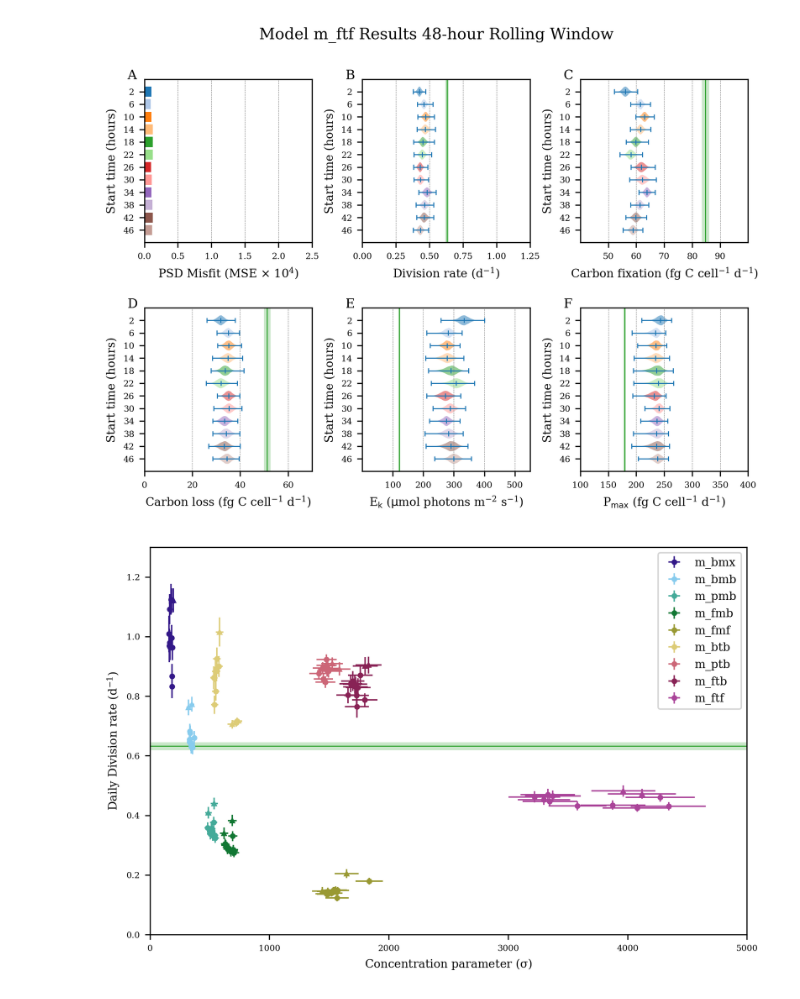
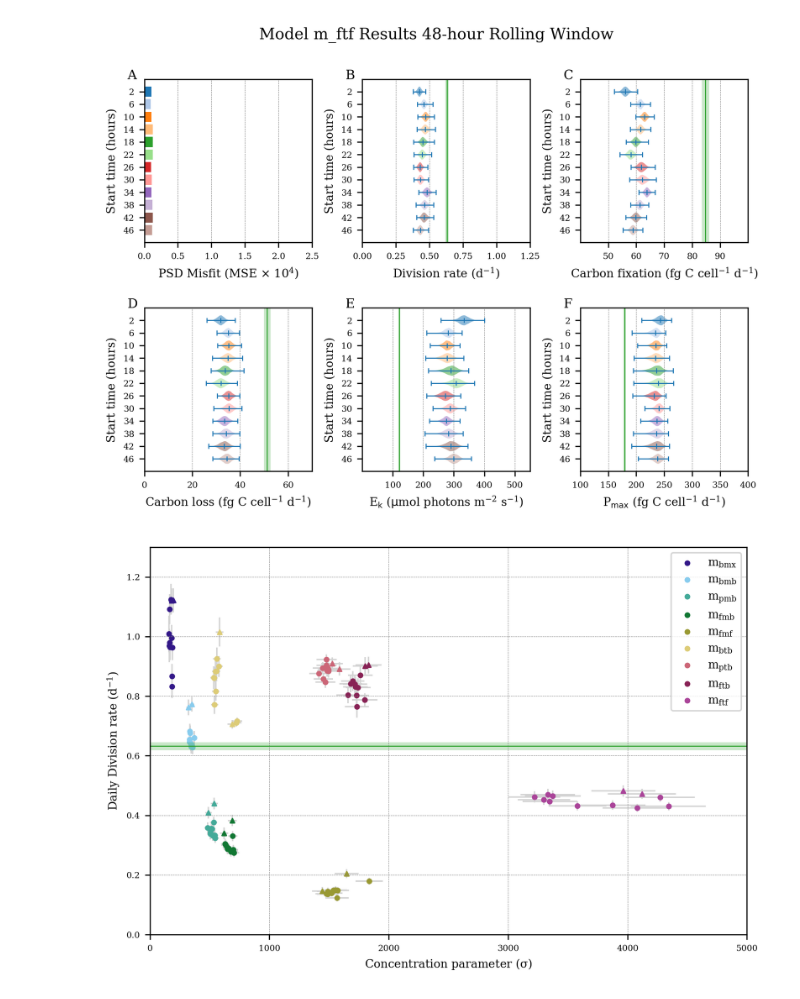
Before and after one commit to CBIOMES/bayesian-matrix-population-model, a Jupyter notebook: notebooks/figures_rolling_window.ipynb, the cells around one changed output. Drawn from its saved outputs; the diff is of its cells as text; code cells hidden in the pictures.

Commit message:
Figure changes/additions

```diff
--- a/notebooks/figures_rolling_window.ipynb
+++ b/notebooks/figures_rolling_window.ipynb
@@ -673,34 +673,41 @@ color_palette = {
     'm_fmf': (153/255, 153/255, 51/255),
     'm_btb': (221/255, 204/255, 119/255),
     'm_ptb': (204/255, 102/255, 119/255),
     'm_ftb': (136/255, 34/255, 85/255),
     'm_ftf': (170/255, 68/255, 153/255),
 }
 
 for model in models:
     plt.xlim(0, 5000)
     plt.ylim(0, 1.3)
     plt.errorbar(sigma_means[model], div_means[model],
                  yerr=np.abs(np.asarray(div_quant[model]).T - np.asarray(div_means[model])),
                  xerr=np.abs(np.asarray(sigma_quant[model]).T - np.asarray(sigma_means[model])),
-                 color=color_palette[model], fmt='o', lw=1)
+                 color='lightgray', marker='None', fmt='o', lw=1, zorder=-1)
+    plt.scatter(sigma_means[model], div_means[model], color=color_palette[model],
+                marker='o')
 plt.xlabel('Concentration parameter ($\sigma$)')
 plt.ylabel('Daily Division rate (d$^{-1}$)')
-plt.legend(models)
+tex_models = ['$m_{bmx}$', '$m_{bmb}$', '$m_{pmb}$', '$m_{fmb}$', '$m_{fmf}$',
+              '$m_{btb}$', '$m_{ptb}$', '$m_{ftb}$', '$m_{ftf}$']
+plt.legend(tex_models)
 for model in models:
     plt.xlim(0, 5000)
     plt.ylim(0, 1.3)
     plt.errorbar(sigma_means_peak[model], div_means_peak[model],
                  yerr=np.abs(np.asarray(div_quant_peak[model]).T - np.asarray(div_means_peak[model])),
                  xerr=np.abs(np.asarray(sigma_quant_peak[model]).T - np.asarray(sigma_means_peak[model])),
-                 color=color_palette[model], marker='^', fmt='o', lw=1)
+                 color='lightgray', marker='None', fmt='o', lw=1, zorder=-1)
+    plt.scatter(sigma_means_peak[model], div_means_peak[model], color=color_palette[model],
+                marker='^')
+    plt.grid('--')
 plt.axhline(ground_truth['dailydivision'], color=truth_color, lw=truth_lw)
 plt.axhspan(ground_truth['dailydivision']-ground_truth['dailydivision_sd'],
             ground_truth['dailydivision']+ground_truth['dailydivision_sd'],
             facecolor='tab:green', alpha=truth_alpha)
 if save_plots:
     plt.savefig('../figures/rollingwindow_concentration.pdf', bbox_inches='tight', dpi=300)
 plt.show()
 plt.close('all')
 # %% [output]
-[figure, old version]
+[figure, new version]
```
Also changed, not shown: parts of 4 cells of this notebook, 19 other files.
